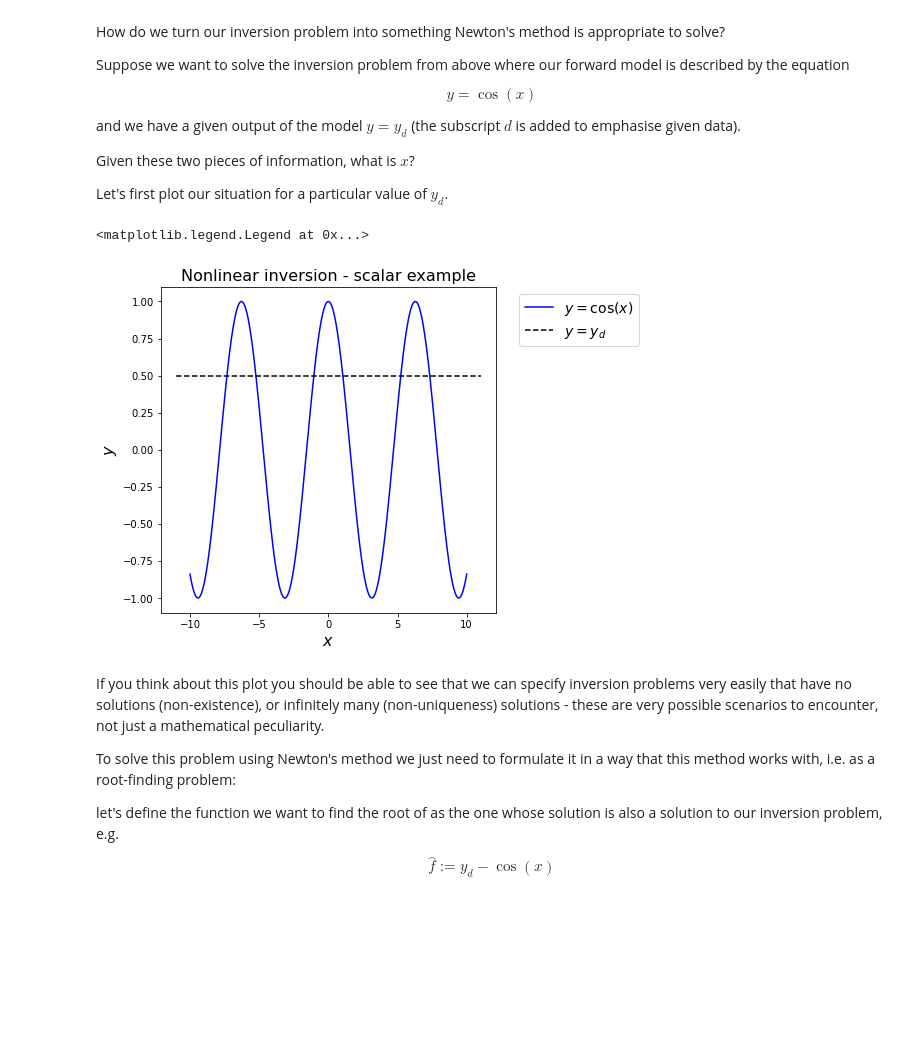
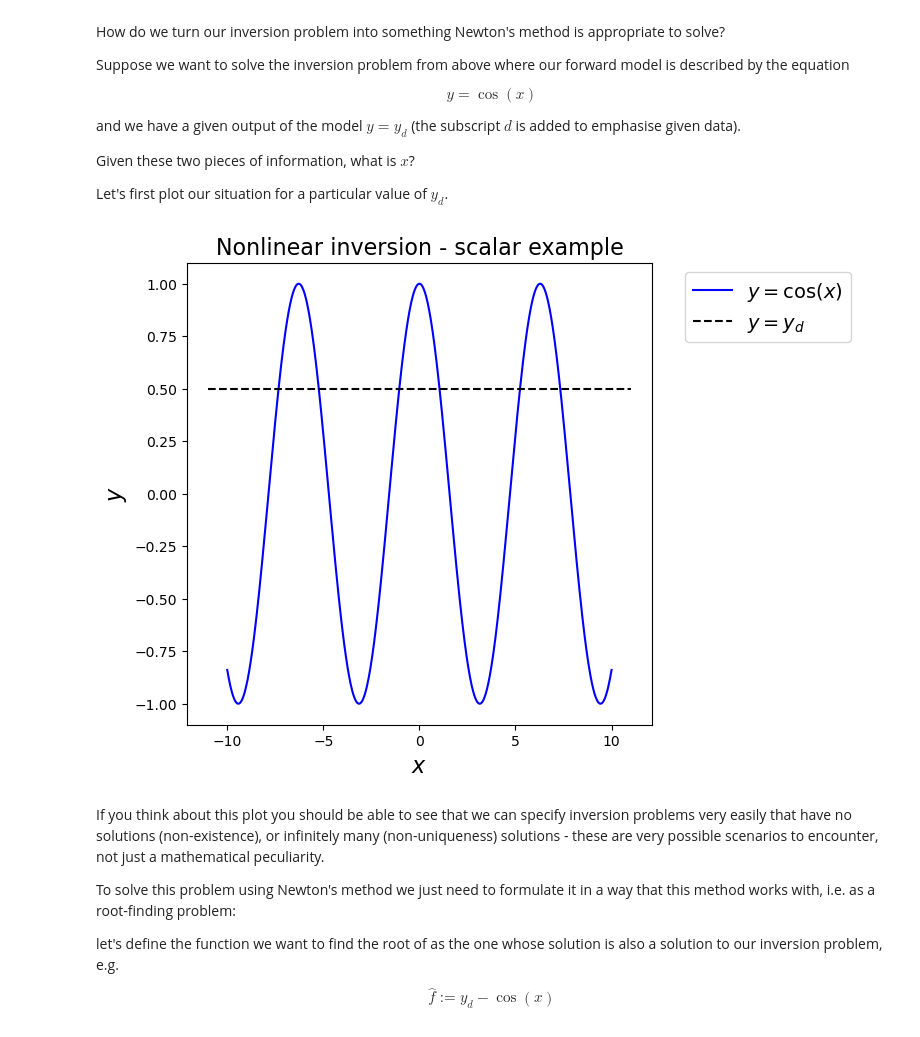
Before and after one commit to dt-17/Geophysical-inversion-undergraduate, a Jupyter notebook: lectures/L1/L1.ipynb, the cells around one changed output. Drawn from its saved outputs; the diff is of its cells as text; code cells hidden in the pictures; blank space fills up the shorter version.

```diff
--- a/lectures/L1/L1.ipynb
+++ b/lectures/L1/L1.ipynb
@@ -212,23 +212,23 @@ Let's first plot our situation for a particular value of $y_d$.
 # %%
 fig = plt.figure(figsize=(6, 6))
 ax1 = plt.subplot(111)
 
 x = np.linspace(-10,10,1000)
 y = np.cos(x)
 # plot the cos(x) part
 ax1.plot(x, y, 'b', label=r'$y=\cos(x)$')
 # plot the y value we have (our data)
 yd = 0.5
 xlim = ax1.get_xlim()
 ax1.plot([xlim[0], xlim[1]], [yd, yd], 'k--', label='$y=y_d$')
 ax1.set_ylim([-1.1,1.1])
 ax1.set_xlabel('$x$', fontsize=16)
 ax1.set_ylabel('$y$', fontsize=16)
 ax1.set_title('Nonlinear inversion - scalar example', fontsize=16)
 ax1.legend(bbox_to_anchor=(1.05, 1), loc='upper left', fontsize=14)
+fig
 # %% [output]
-<matplotlib.legend.Legend at 0x...>
-[figure, old version]
+[figure, new version]
 # %% [markdown]
 If you think about this plot you should be able to see that we can specify inversion problems very easily that have no solutions (non-existence), or infinitely many (non-uniqueness) solutions - these are very possible scenarios to encounter, not just a mathematical peculiarity.
 
```
Also changed, not shown: parts of 4 cells of this notebook.
